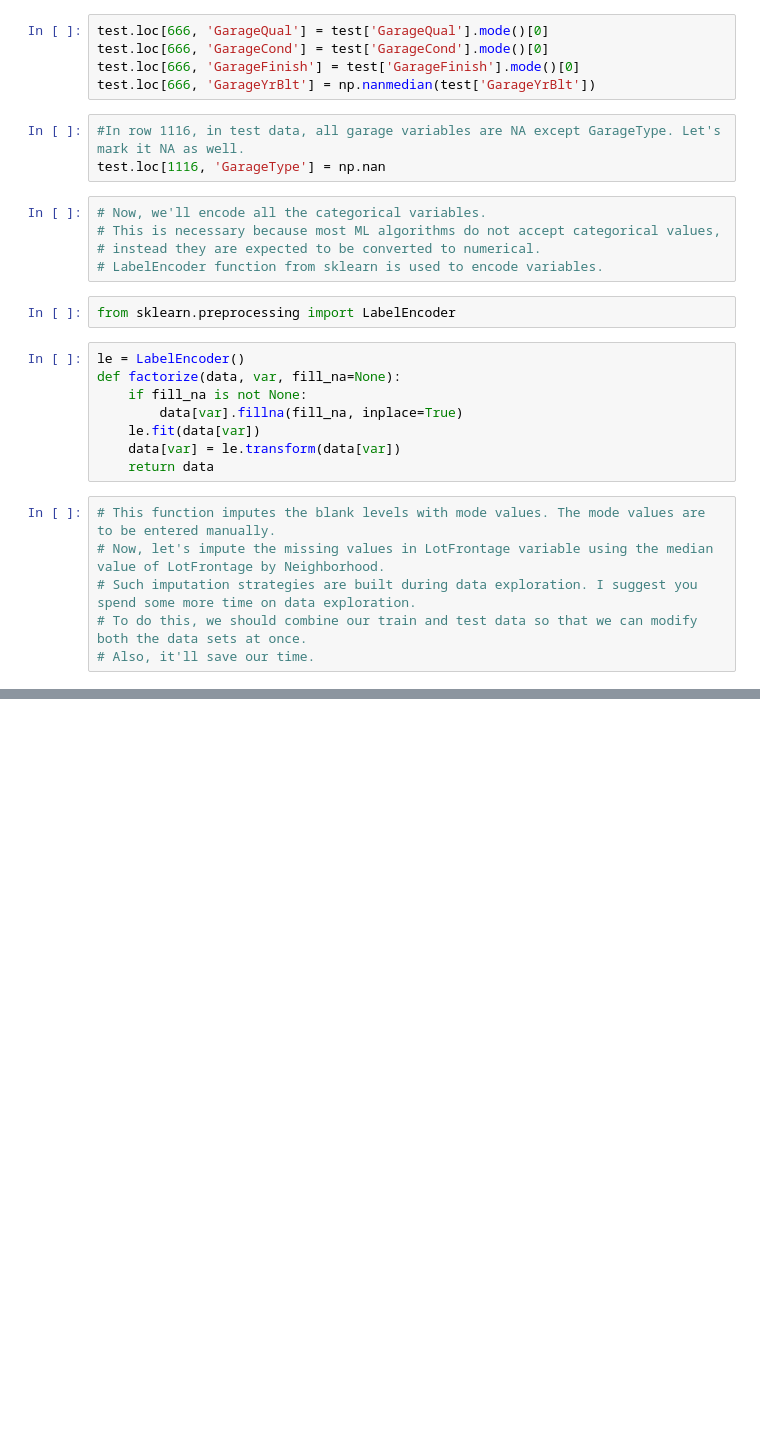
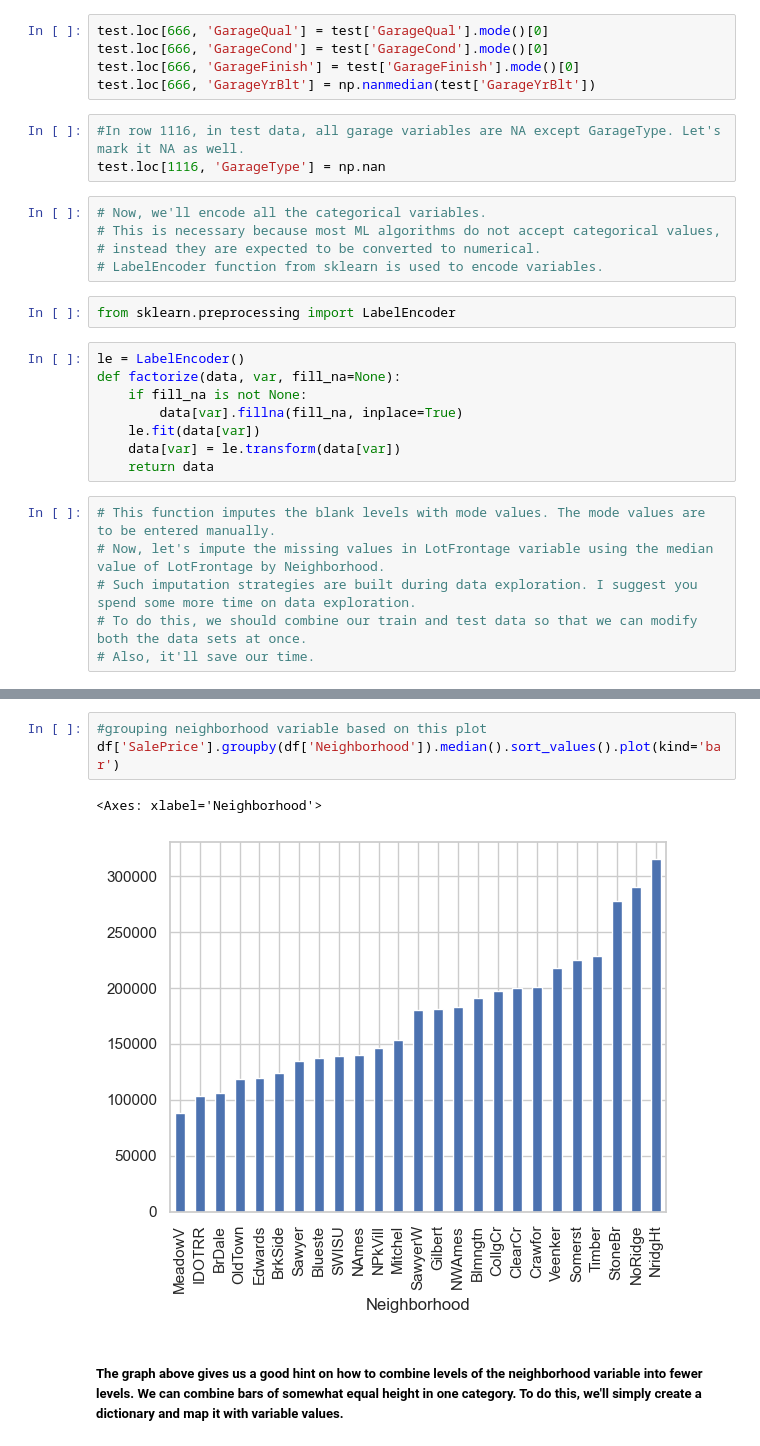
Before and after one commit to ysAditya/House-Pricing-Kaggle, a Jupyter notebook: Kaggle_Housing_Price_Prediction/Main Code.ipynb, the cells around one changed output, grey strips where cells are left out. Saved outputs shown, nothing was run; the diff lists cells and outputs as text; blank space fills up the shorter version.

Commit message:
Updated housing price prediction notebook

```diff
--- a/Kaggle_Housing_Price_Prediction/Main Code.ipynb
+++ b/Kaggle_Housing_Price_Prediction/Main Code.ipynb
@@ -440,0 +622,8 @@ all_data.shape
+# %%
+#grouping neighborhood variable based on this plot
+df['SalePrice'].groupby(df['Neighborhood']).median().sort_values().plot(kind='bar')
+# %% [output]
+<Axes: xlabel='Neighborhood'>
+[figure, added]
+# %% [markdown]
+##### The graph above gives us a good hint on how to combine levels of the neighborhood variable into fewer levels. We can combine bars of somewhat equal height in one category. To do this, we'll simply create a dictionary and map it with variable values.
```
Also changed, not shown: parts of 82 cells of this notebook.
